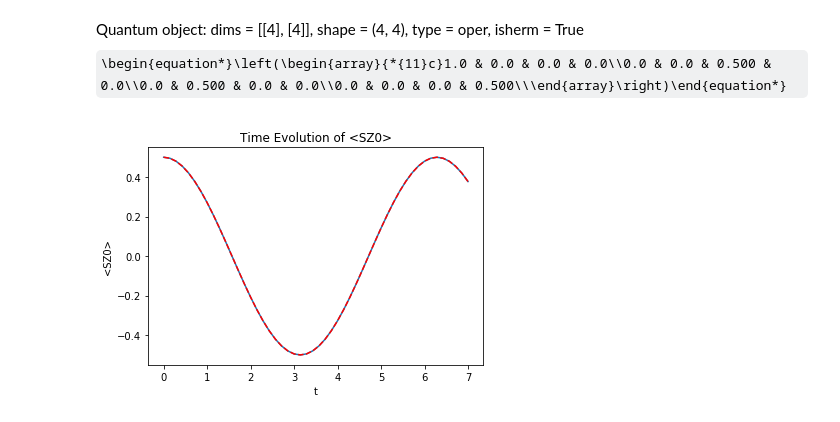
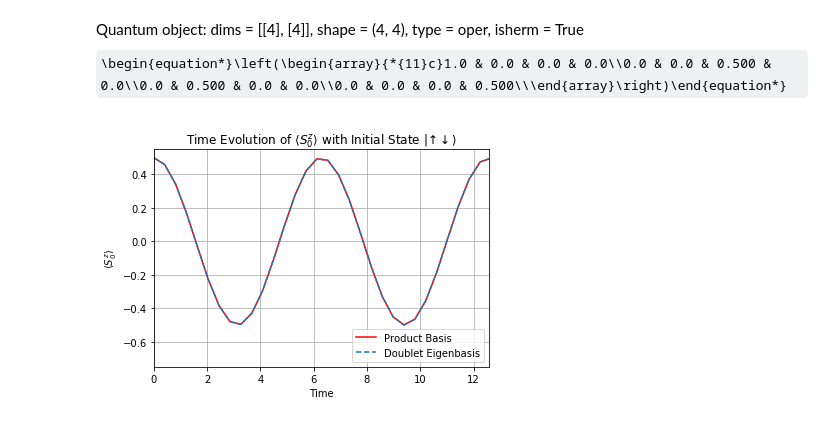
Before and after one commit to aorfi/Phys459, a Jupyter notebook: Analytic Solution CS .ipynb, the cells around one changed output. Saved outputs shown, nothing was run; the diff lists cells and outputs as text; code cells hidden in the pictures; some formulas as TeX source.

```diff
--- a/Analytic Solution CS .ipynb
+++ b/Analytic Solution CS .ipynb
@@ -220,14 +223,19 @@ S0zT = np.zeros(steps, dtype = complex)
 for i in range(steps):
     S0zTi = CpsiT[i]*S0zj*psiT[i]
     S0zT[i] = (S0zTi[0][0])
-# %%
-plt.plot(times,S0zT,times, result.expect[0], "--r")
-plt.title('Time Evolution of <SZ0>')
-plt.ylabel("<SZ0>")
-plt.xlabel("t")
-plt.show()
-# %% [output]
-[figure, removed]
+# %%
+plt.plot(times, result.expect[0],'r',  label="Product Basis")
+plt.plot(times,S0zT, "--", label="Doublet Eigenbasis")
+plt.title(r"Time Evolution of $\langle$$S_0^z\rangle$ with Initial State $|\left\uparrow\downarrow\right\rangle$")
+plt.axis([0, 4*math.pi, -0.75, 0.55])
+plt.ylabel(r"$\langle$$S_0^z\rangle$")
+plt.xlabel("Time")
+plt.grid(True)
+plt.legend(loc='lower right')
+plt.savefig('updown.pdf')
+plt.show()
+# %% [output]
+[figure, added]
 # %%
 plt.plot(times, result.expect[0])
 plt.title('Time Evolution of <SZ0>')
```
Also changed, not shown: parts of 6 cells of this notebook, 2 other files.
